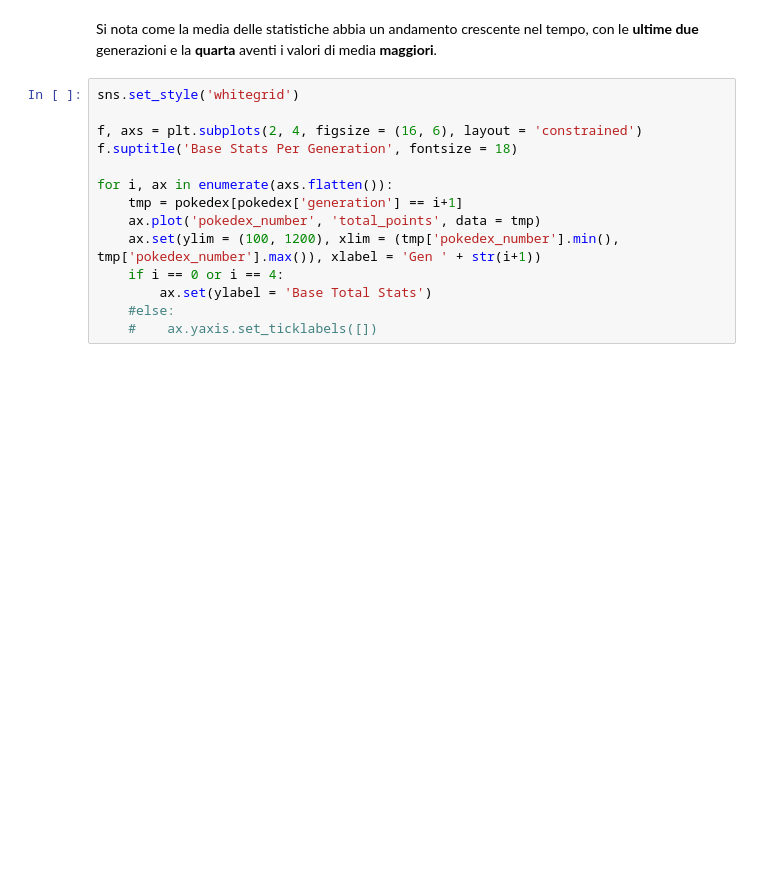
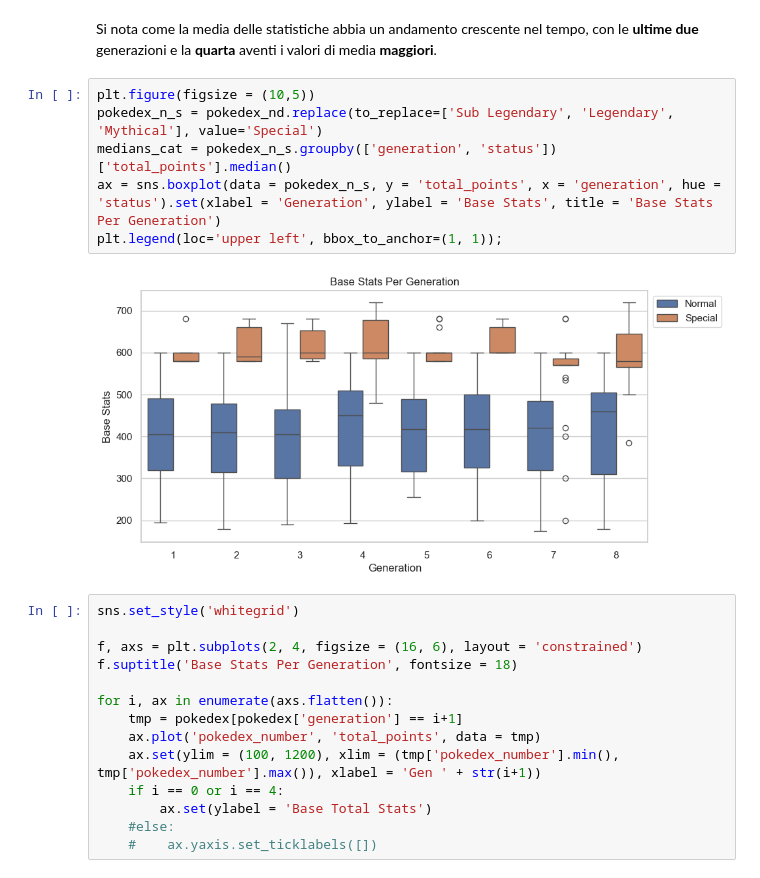
Before and after one commit to T-m-m-s/ProjectSDD, a Jupyter notebook: Project.ipynb, the cells around one changed output. Cells and saved outputs as stored; diff of their text form; blank space fills up the shorter version.

```diff
--- a/Project.ipynb
+++ b/Project.ipynb
@@ -105,5 +124,13 @@ ax[1].set(xlabel = 'Generation', ylabel = 'Total Base Stats');
 # %% [markdown]
 Si nota come la media delle statistiche abbia un andamento crescente nel tempo, con le **ultime due** generazioni e la **quarta** aventi i valori di media **maggiori**.
+# %%
+plt.figure(figsize = (10,5))
+pokedex_n_s = pokedex_nd.replace(to_replace=['Sub Legendary', 'Legendary', 'Mythical'], value='Special')
+medians_cat = pokedex_n_s.groupby(['generation', 'status'])['total_points'].median()
+ax = sns.boxplot(data = pokedex_n_s, y = 'total_points', x = 'generation', hue = 'status').set(xlabel = 'Generation', ylabel = 'Base Stats', title = 'Base Stats Per Generation')
+plt.legend(loc='upper left', bbox_to_anchor=(1, 1));
+# %% [output]
+[figure, added]
 # %%
 sns.set_style('whitegrid')
 
```
Also changed, not shown: parts of 9 cells of this notebook, 1 other file.
